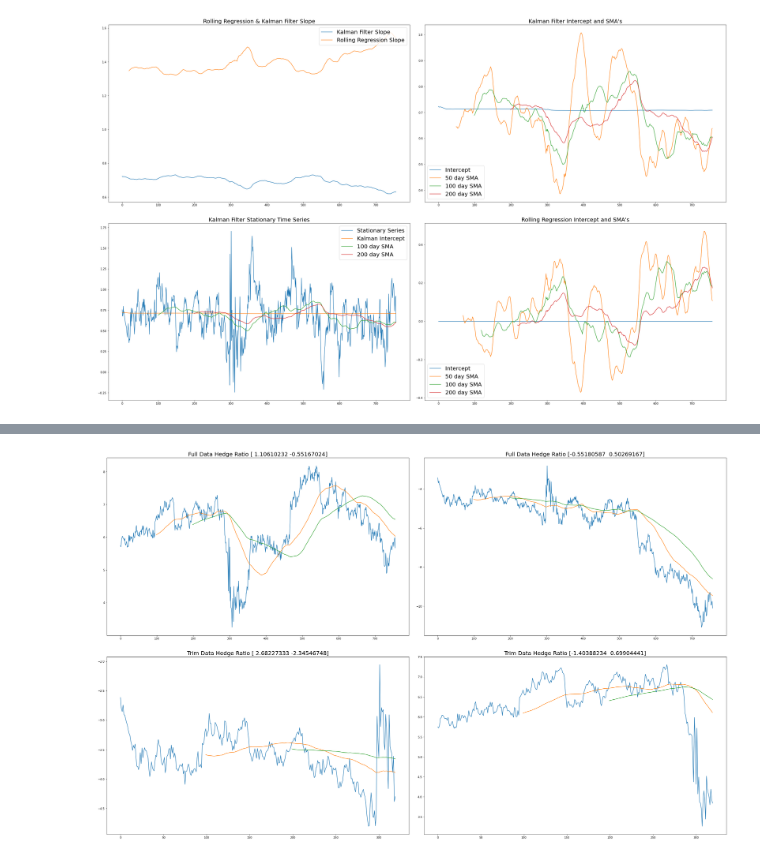
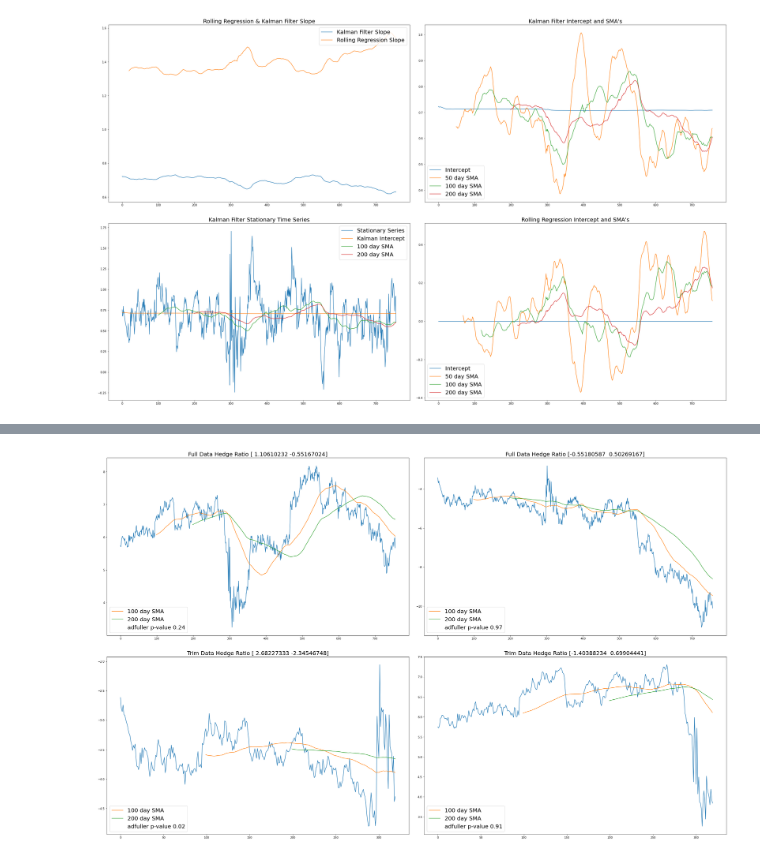
Before and after one commit to thekioskman/mean_reversion_strategies, a Jupyter notebook: images/image_generation.ipynb, the cells around one changed output, grey strips where cells are left out. Drawn from its saved outputs; the diff is of its cells as text; code cells hidden in the pictures.

Commit message:
graph changes johan

```diff
--- a/images/image_generation.ipynb
+++ b/images/image_generation.ipynb
@@ -344,27 +356,35 @@ Eigen vals [0.0058672  0.00058403]
 # %%
 fig, axs = plt.subplots(2,2,figsize=(40,25))
 fig.subplots_adjust(wspace=0.05, hspace=0.12)
 
 axs[0,0].set_title("Full Data Hedge Ratio " + str(eigen_vec[:,0]), fontsize=20)
 axs[0,0].plot(plt_data["Full Series Eig1"])
 axs[0,0].plot(plt_data["Full Series Eig1"].rolling(window=100).mean(), label="100 day SMA")
 axs[0,0].plot(plt_data["Full Series Eig1"].rolling(window=200).mean(), label="200 day SMA")
+axs[0,0].plot([],[],' ', label = "adfuller p-value " + str(round(adfuller(plt_data["Full Series Eig1"])[1],2)))
+axs[0,0].legend(loc="lower left", prop={'size': 20})
 
 axs[0,1].set_title("Full Data Hedge Ratio " + str(eigen_vec[:,1]) , fontsize=20)
 axs[0,1].plot(plt_data["Full Series Eig2"])
 axs[0,1].plot(plt_data["Full Series Eig2"].rolling(window=100).mean(), label="100 day SMA")
 axs[0,1].plot(plt_data["Full Series Eig2"].rolling(window=200).mean(), label="200 day SMA")
+axs[0,1].plot([],[],' ', label = "adfuller p-value " + str(round(adfuller(plt_data["Full Series Eig2"])[1],2)))
+axs[0,1].legend(loc="lower left", prop={'size': 20})
 
 axs[1,0].set_title("Trim Data Hedge Ratio " + str(trim_eigen_vec[:,0]), fontsize=20)
 axs[1,0].plot(plt_data["Trim Series Eig1"])
 axs[1,0].plot(plt_data["Trim Series Eig1"].rolling(window=100).mean(), label="100 day SMA")
 axs[1,0].plot(plt_data["Trim Series Eig1"].rolling(window=200).mean(), label="200 day SMA")
+axs[1,0].plot([],[],' ', label = "adfuller p-value " + str(round(adfuller(plt_data["Trim Series Eig1"].dropna())[1],2)))
+axs[1,0].legend(loc="lower left", prop={'size': 20})
 
 axs[1,1].set_title("Trim Data Hedge Ratio " + str(trim_eigen_vec[:,1]), fontsize=20)
 axs[1,1].plot(plt_data["Trim Series Eig2"])
 axs[1,1].plot(plt_data["Trim Series Eig2"].rolling(window=100).mean(), label="100 day SMA")
 axs[1,1].plot(plt_data["Trim Series Eig2"].rolling(window=200).mean(), label="200 day SMA")
+axs[1,1].plot([],[],' ', label = "adfuller p-value " + str(round(adfuller(plt_data["Trim Series Eig2"].dropna())[1],2)))
+axs[1,1].legend(loc="lower left", prop={'size': 20})
 
 fig.savefig("Johansen Eigen value demo", dpi=400, bbox_inches='tight')
 # %% [output]
-[figure, old version]
+[figure, new version]
```
Also changed, not shown: parts of 1 cell of this notebook, 1 other file.
